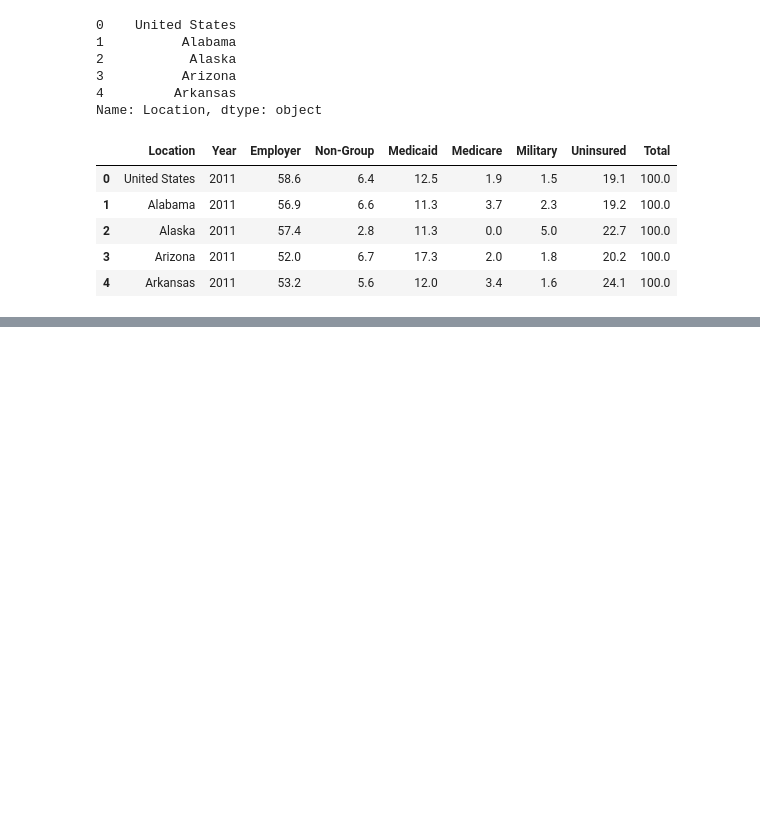
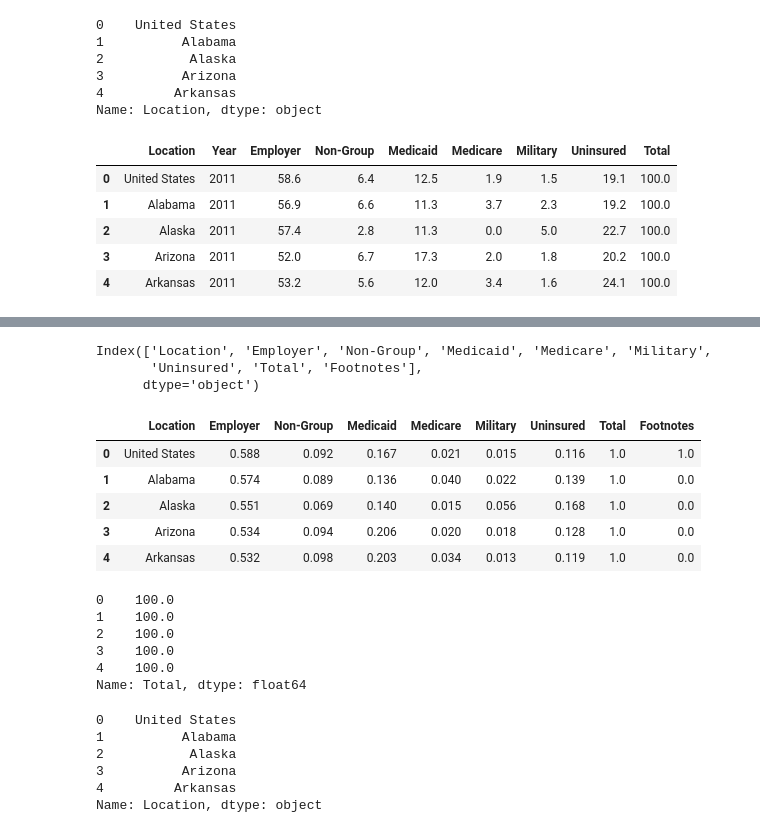
Before and after one commit to LeeProut/US-Maternal-Mortality, a Jupyter notebook: MMR_CDC.ipynb, the cells around one changed output, grey strips where cells are left out. Cells and saved outputs as stored; diff of their text form; code cells hidden in the pictures; blank space fills up the shorter version.

```diff
--- a/MMR_CDC.ipynb
+++ b/MMR_CDC.ipynb
@@ -647,0 +666,53 @@ dtype: object
+# %%
+# check column names
+ins_df_2015.columns
+# %% [output]
+Index(['Location', 'Employer', 'Non-Group', 'Medicaid', 'Medicare', 'Military',
+       'Uninsured', 'Total', 'Footnotes'],
+      dtype='object')
+# %%
+# adjust NaN values to 0 with .fillna(0)
+ins_df_2015_clean = ins_df_2015.fillna(0)
+ins_df_2015_clean.head()
+# %% [output]
+|  | Location | Employer | Non-Group | Medicaid | Medicare | Military | Uninsured | Total | Footnotes |
+| 0 | United States | 0.588 | 0.092 | 0.167 | 0.021 | 0.015 | 0.116 | 1.0 | 1.0 |
+| 1 | Alabama | 0.574 | 0.089 | 0.136 | 0.040 | 0.022 | 0.139 | 1.0 | 0.0 |
+| 2 | Alaska | 0.551 | 0.069 | 0.140 | 0.015 | 0.056 | 0.168 | 1.0 | 0.0 |
+| 3 | Arizona | 0.534 | 0.094 | 0.206 | 0.020 | 0.018 | 0.128 | 1.0 | 0.0 |
+| 4 | Arkansas | 0.532 | 0.098 | 0.203 | 0.034 | 0.013 | 0.119 | 1.0 | 0.0 |
+# %%
+#convert values to percentages
+
+employer_per_2015 = ins_df_2015_clean["Employer"] * 100
+
+non_group_per_2015 = ins_df_2015_clean["Non-Group"] * 100
+
+medicaid_per_2015 = ins_df_2015_clean["Medicaid"] * 100
+
+medicare_per_2015 = ins_df_2015_clean["Medicare"] * 100
+
+military_per_2015 = ins_df_2015_clean["Military"] * 100
+
+uninsured_per_2015 = ins_df_2015_clean["Uninsured"] * 100
+
+total_per_2015 = ins_df_2015_clean["Total"] * 100
+total_per_2015.head()
+# %% [output]
+0    100.0
+1    100.0
+2    100.0
+3    100.0
+4    100.0
+Name: Total, dtype: float64
+# %%
+# generate list of locations for building new dataframe
+locations_2015 = ins_df_2015_clean["Location"]
+locations_2015.head()
+# %% [output]
+0    United States
+1          Alabama
+2           Alaska
+3          Arizona
+4         Arkansas
+Name: Location, dtype: object
```
Also changed, not shown: parts of 17 cells of this notebook, 2 other files.
